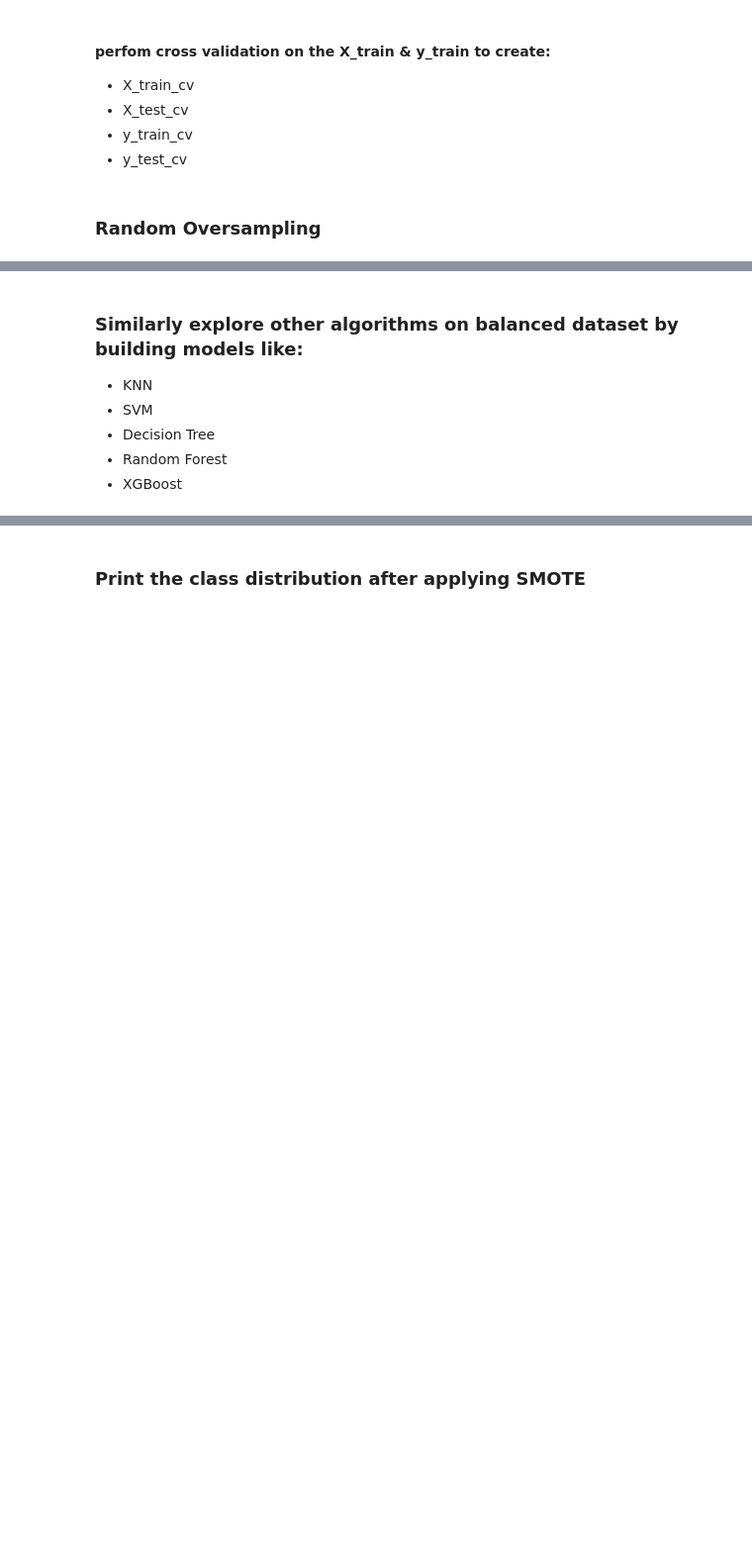
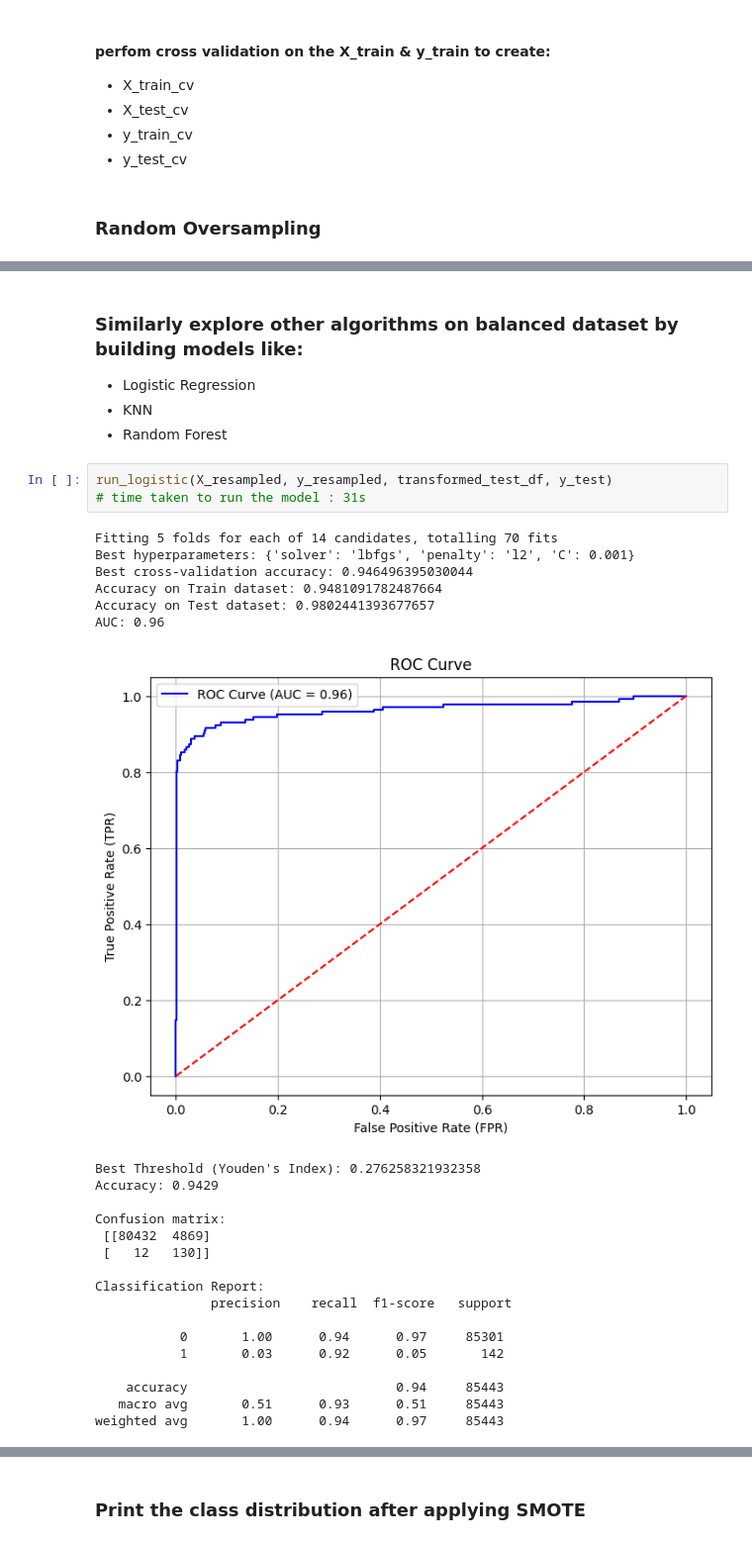
Before and after one commit to anilabh/credit_fraud_detection, a Jupyter notebook: Credit_card_fraud_detection.ipynb, the cells around one changed output, grey strips where cells are left out. Shown at 99% size. Drawn from its saved outputs; the diff is of its cells as text; blank space fills up the shorter version.

```diff
--- a/Credit_card_fraud_detection.ipynb
+++ b/Credit_card_fraud_detection.ipynb
@@ -675,7 +746,32 @@ from imblearn import over_sampling #- import the packages
 # %% [markdown]
 ### Similarly explore other algorithms on balanced dataset by building models like:
+- Logistic Regression
 - KNN
-- SVM
-- Decision Tree
 - Random Forest
-- XGBoost
+# %%
+run_logistic(X_resampled, y_resampled, transformed_test_df, y_test)
+# time taken to run the model : 31s
+# %% [output]
+Fitting 5 folds for each of 14 candidates, totalling 70 fits
+Best hyperparameters: {'solver': 'lbfgs', 'penalty': 'l2', 'C': 0.001}
+Best cross-validation accuracy: 0.946496395030044
+Accuracy on Train dataset: 0.9481091782487664
+Accuracy on Test dataset: 0.9802441393677657
+AUC: 0.96
+[figure, added]
+Best Threshold (Youden's Index): 0.276258321932358
+Accuracy: 0.9429
+
+Confusion matrix:
+ [[80432  4869]
+ [   12   130]]
+
+Classification Report:
+               precision    recall  f1-score   support
+
+           0       1.00      0.94      0.97     85301
+           1       0.03      0.92      0.05       142
+
+    accuracy                           0.94     85443
+   macro avg       0.51      0.93      0.51     85443
+weighted avg       1.00      0.94      0.97     85443
```
Also changed, not shown: parts of 43 cells of this notebook.
